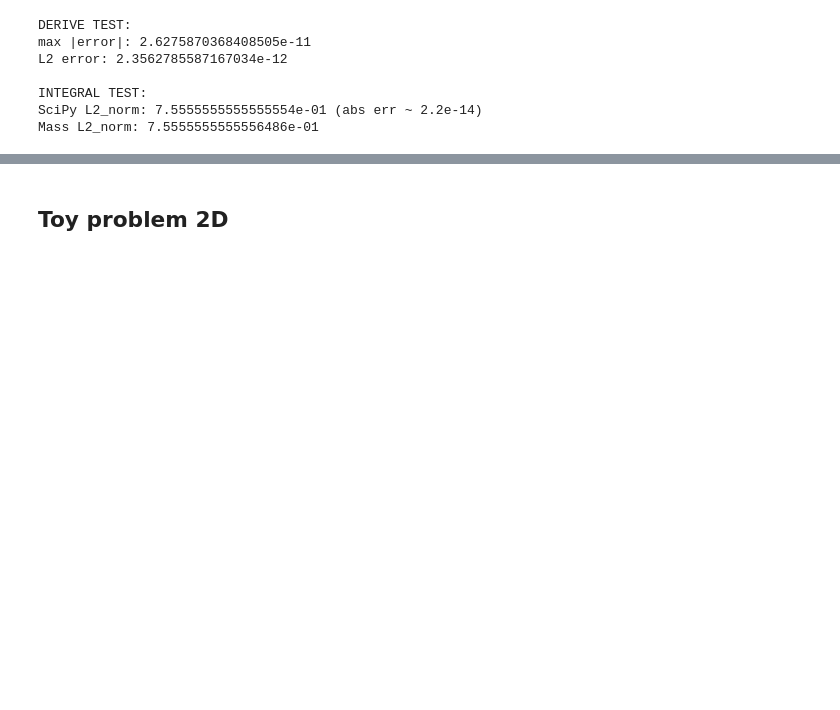
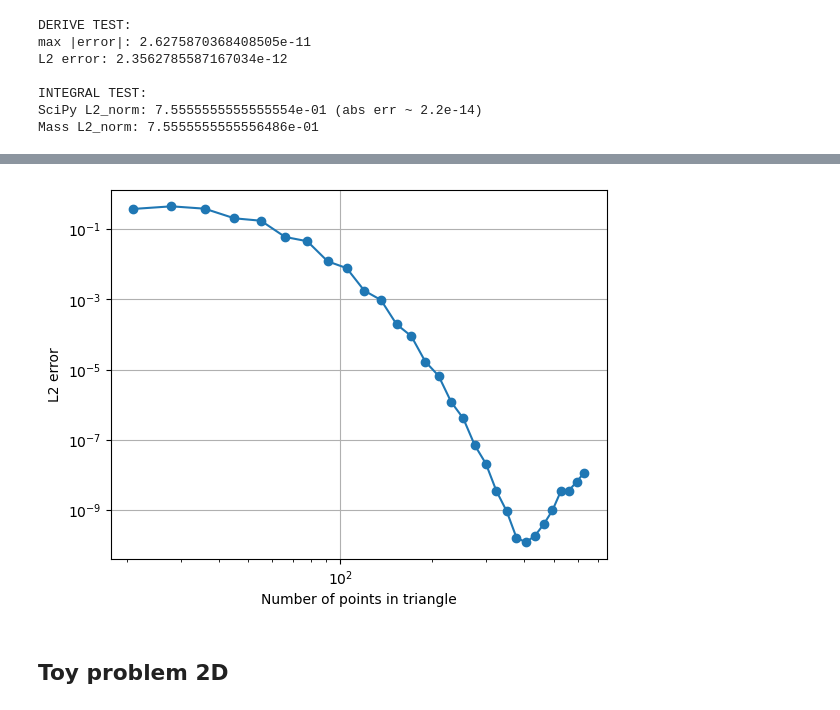
Before and after one commit to JeppeKlitgaard/02689-Advanced-Numerical-Methods, a Jupyter notebook: assignment_3/tb_sem.ipynb, the cells around one changed output, grey strips where cells are left out. Drawn from its saved outputs; the diff is of its cells as text; code cells hidden in the pictures; blank space fills up the shorter version.

```diff
--- a/assignment_3/tb_sem.ipynb
+++ b/assignment_3/tb_sem.ipynb
@@ -563,3 +566,28 @@ Mass L2_norm: 7.5555555555556486e-01
+# %%
+# -∇²u = f
+
+### test 1 - chat
+def u_exact(x, y):
+    return np.sin(np.pi*x)*np.sin(np.pi*y)
+
+def f_rhs(x, y):
+    return 2*np.pi**2*np.sin(np.pi*x)*np.sin(np.pi*y)  # for -Δu = f
+
+# DOES NOT OWRK :(
+### test 2 - Allan
+# def u_exact(x, y):
+#     return np.sin(4*np.pi*(x + y)) + np.cos(4*np.pi*x*y)
+
+# def f_rhs(x, y):
+#     return 32*np.pi**2*np.sin(4*np.pi*(x + y)) + 16*np.pi**2*(x**2 + y**2)*np.cos(4*np.pi*x*y)
+
+# def u_exact_tri(r, s, v1, v2, v3):
+#     x, y = Psi(r, s, v1, v2, v3)
+#     return u_exact(x, y)
+
+# def f_rhs_tri(r, s, v1, v2, v3):
+#     x, y = Psi(r, s, v1, v2, v3)
+#     return f_rhs(x, y)
 # %%
 def GeometricFactors2D(x, y, Dr, Ds):
     """
@@ -589,3 +692,18 @@ def Grad2D(u, Dr, Ds, rx, sx, ry, sy):
+# %%
+N_array = np.arange(5, 35)
+results_array = np.zeros(N_array.shape[0])
+for i, N_tmp in enumerate(tqdm(N_array)):
+    err, u_num, u_true, x, y, v1_test, v2_test, v3_test = solve_toy_pde(N_tmp)
+    results_array[i] = err
+# %%
+M_points_array = (N_array + 1)*(N_array + 2)//2
+
+plt.loglog(M_points_array, results_array, 'o-')
+plt.grid();
+plt.xlabel("Number of points in triangle");
+plt.ylabel("L2 error");
+# %% [output]
+[figure, added]
 # %% [markdown]
 ## Toy problem 2D
 # %% [markdown]
```
Also changed, not shown: parts of 15 cells of this notebook.
